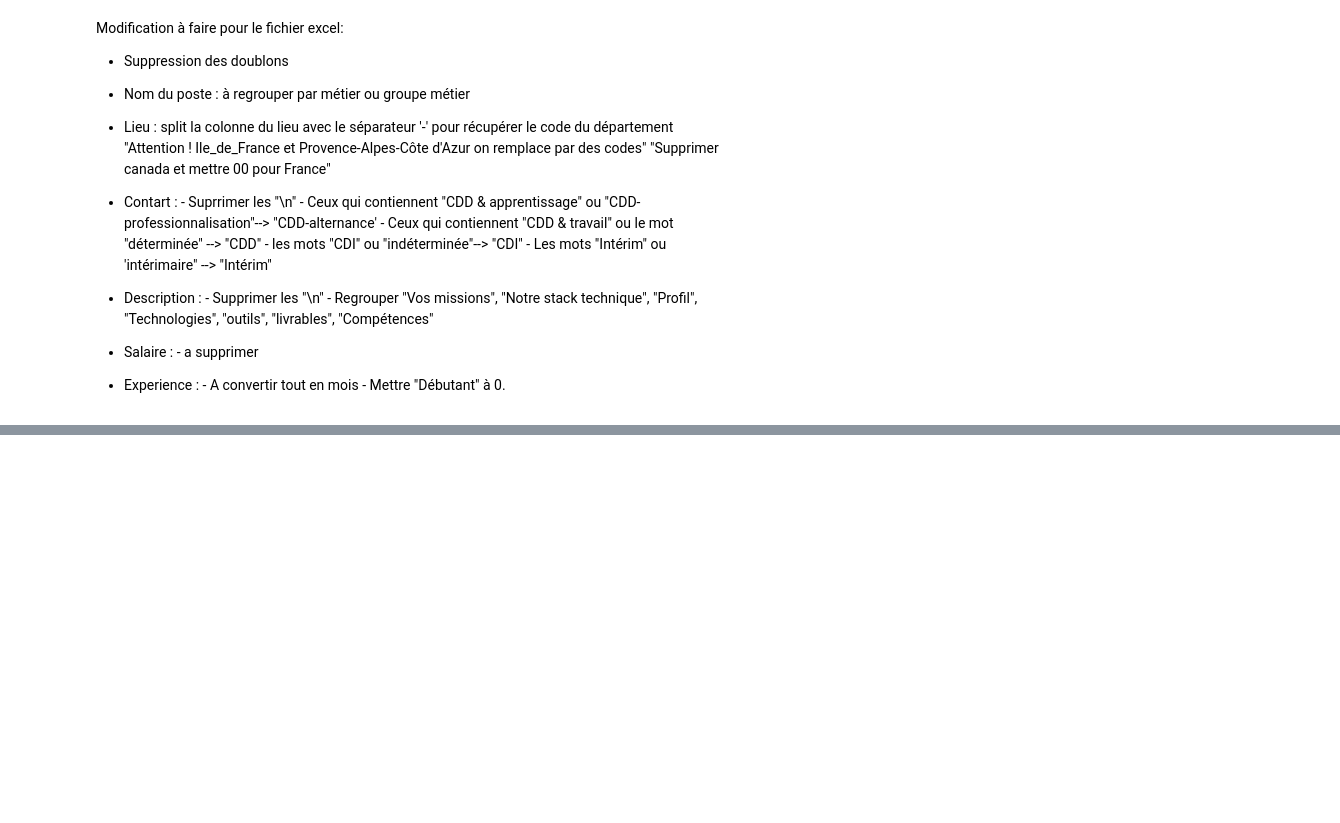
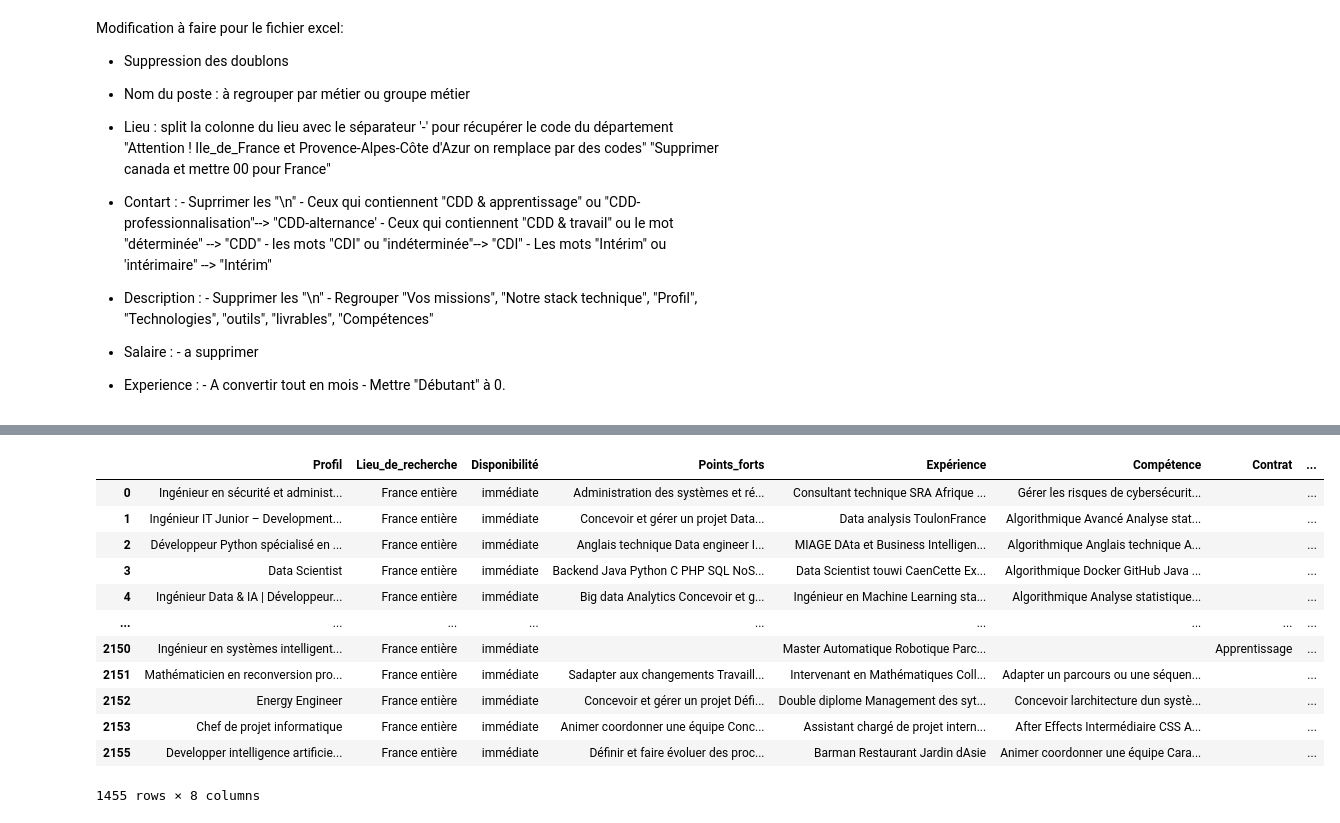
Before and after one commit to melly704/Match_RH_ydays, a Jupyter notebook: clean_data.ipynb, the cells around one changed output, grey strips where cells are left out. Drawn from its saved outputs; the diff is of its cells as text; code cells hidden in the pictures; blank space fills up the shorter version.

Commit message:
Dataset Profil nettoyé (df_profile_cleaned)

```diff
--- a/clean_data.ipynb
+++ b/clean_data.ipynb
@@ -117,0 +93,3 @@ Modification à faire pour le fichier excel:
+# %%
+df1_profil = pd.read_csv('Data/combined_no_duplicates_cv.csv')
+df2_profil = pd.read_excel('Data/ProfilF.xlsx')
@@ -117,0 +142,2 @@ Modification à faire pour le fichier excel:
+# %%
+df_profil_combined = pd.concat([df1_profil, df2_profil], ignore_index=True)
@@ -117,0 +152,2 @@ Modification à faire pour le fichier excel:
+# %%
+df_profile_cleaned = df_profil_combined.drop_duplicates( subset=['Points_forts', 'Expérience'])
@@ -117,0 +241,33 @@ Modification à faire pour le fichier excel:
+# %%
+def regrouper_metier(profil):
+    if pd.isna(profil):
+        return "Inconnu"
+
+    profil_lower = profil.lower()
+
+    if "data analyst" in profil_lower:
+        return "Data Analyst"
+    elif "data engineer" in profil_lower:
+        return "Data Engineer"
+    elif "data scientist" in profil_lower:
+        return "Data Scientist"
+    elif "développeur" in profil_lower or "developer" in profil_lower:
+        return "Développeur"
+    elif "ingénieur logiciel" in profil_lower or "software engineer" in profil_lower:
+        return "Ingénieur Logiciel"
+    elif "admin" in profil_lower and ("système" in profil_lower or "réseau" in profil_lower):
+        return "Administrateur Systèmes/Réseaux"
+    elif "devops" in profil_lower:
+        return "DevOps"
+    elif "consultant bi" in profil_lower or "business intelligence" in profil_lower:
+        return "Consultant BI"
+    elif "architecte" in profil_lower:
+        return "Architecte SI"
+    elif "chef de projet" in profil_lower or "scrum master" in profil_lower:
+        return "Chef de projet/Scrum Master"
+    elif "cybersécurité" in profil_lower or "sécurité informatique" in profil_lower:
+        return "Cybersécurité"
+    else:
+        return "Autre"
+# Appliquer la fonction sur la colonne Profil
+df_profile_cleaned["Metier_regroupe"] = df_profile_cleaned["Profil"].apply(regrouper_metier)
@@ -117,0 +280,16 @@ Modification à faire pour le fichier excel:
+# %%
+df_profile_cleaned
+# %% [output]
+|  | Profil | Lieu_de_recherche | Disponibilité | Points_forts | Expérience | Compétence | Contrat | ... |
+| 0 | Ingénieur en sécurité et administ... | France entière | immédiate | Administration des systèmes et ré... | Consultant technique SRA Afrique ... | Gérer les risques de cybersécurit... |  | ... |
+| 1 | Ingénieur IT Junior – Development... | France entière | immédiate | Concevoir et gérer un projet Data... | Data analysis ToulonFrance | Algorithmique Avancé Analyse stat... |  | ... |
+| 2 | Développeur Python spécialisé en ... | France entière | immédiate | Anglais technique Data engineer I... | MIAGE DAta et Business Intelligen... | Algorithmique Anglais technique A... |  | ... |
+| 3 | Data Scientist | France entière | immédiate | Backend Java Python C PHP SQL NoS... | Data Scientist touwi CaenCette Ex... | Algorithmique Docker GitHub Java ... |  | ... |
+| 4 | Ingénieur Data & IA | Développeur... | France entière | immédiate | Big data Analytics Concevoir et g... | Ingénieur en Machine Learning sta... | Algorithmique Analyse statistique... |  | ... |
+| ... | ... | ... | ... | ... | ... | ... | ... | ... |
+| 2150 | Ingénieur en systèmes intelligent... | France entière | immédiate |  | Master Automatique Robotique Parc... |  | Apprentissage | ... |
+| 2151 | Mathématicien en reconversion pro... | France entière | immédiate | Sadapter aux changements Travaill... | Intervenant en Mathématiques Coll... | Adapter un parcours ou une séquen... |  | ... |
+| 2152 | Energy Engineer | France entière | immédiate | Concevoir et gérer un projet Défi... | Double diplome Management des syt... | Concevoir larchitecture dun systè... |  | ... |
+| 2153 | Chef de projet informatique | France entière | immédiate | Animer coordonner une équipe Conc... | Assistant chargé de projet intern... | After Effects Intermédiaire CSS A... |  | ... |
+| 2155 | Developper intelligence artificie... | France entière | immédiate | Définir et faire évoluer des proc... | Barman Restaurant Jardin dAsie | Animer coordonner une équipe Cara... |  | ... |
+1455 rows × 8 columns
```
Also changed, not shown: parts of 24 cells of this notebook, 1 other file.
